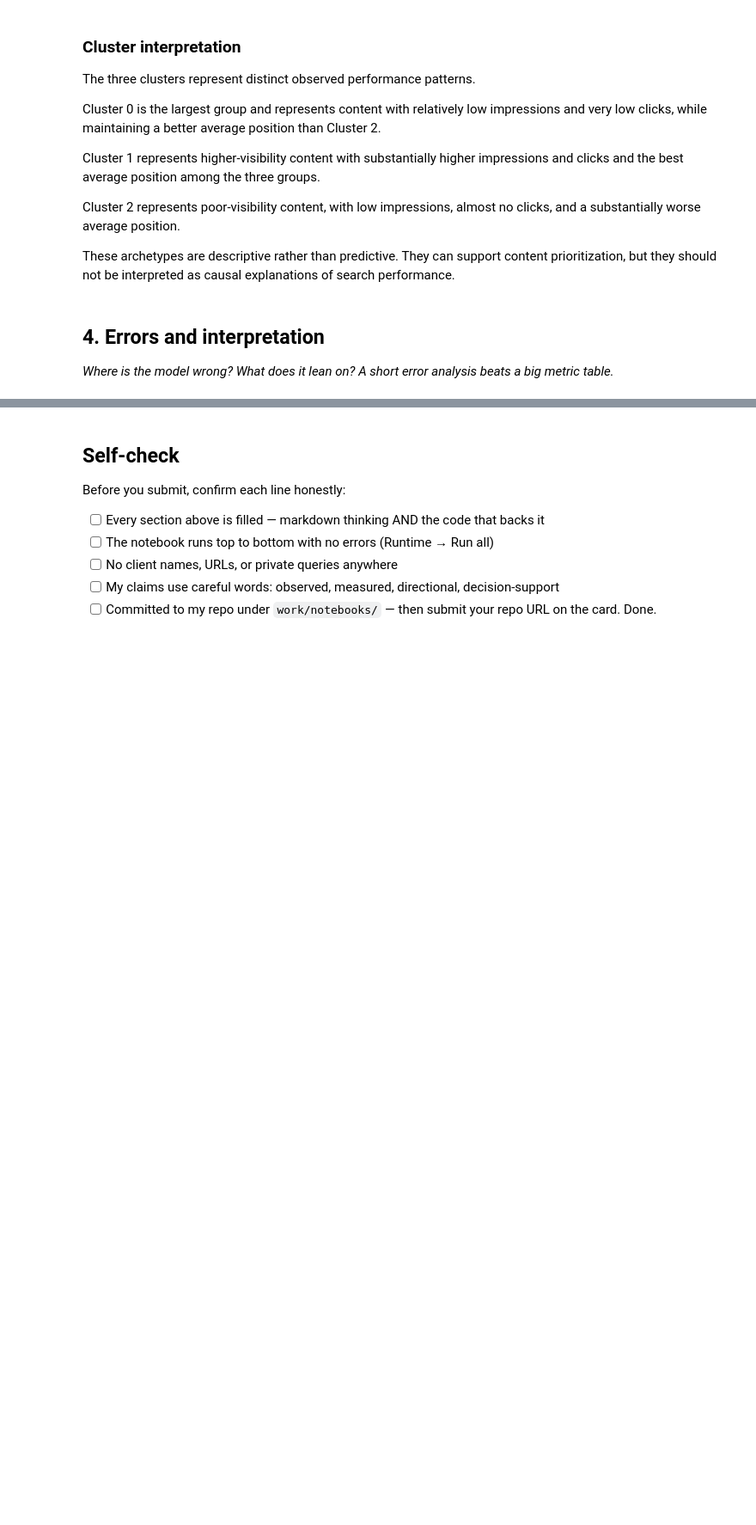
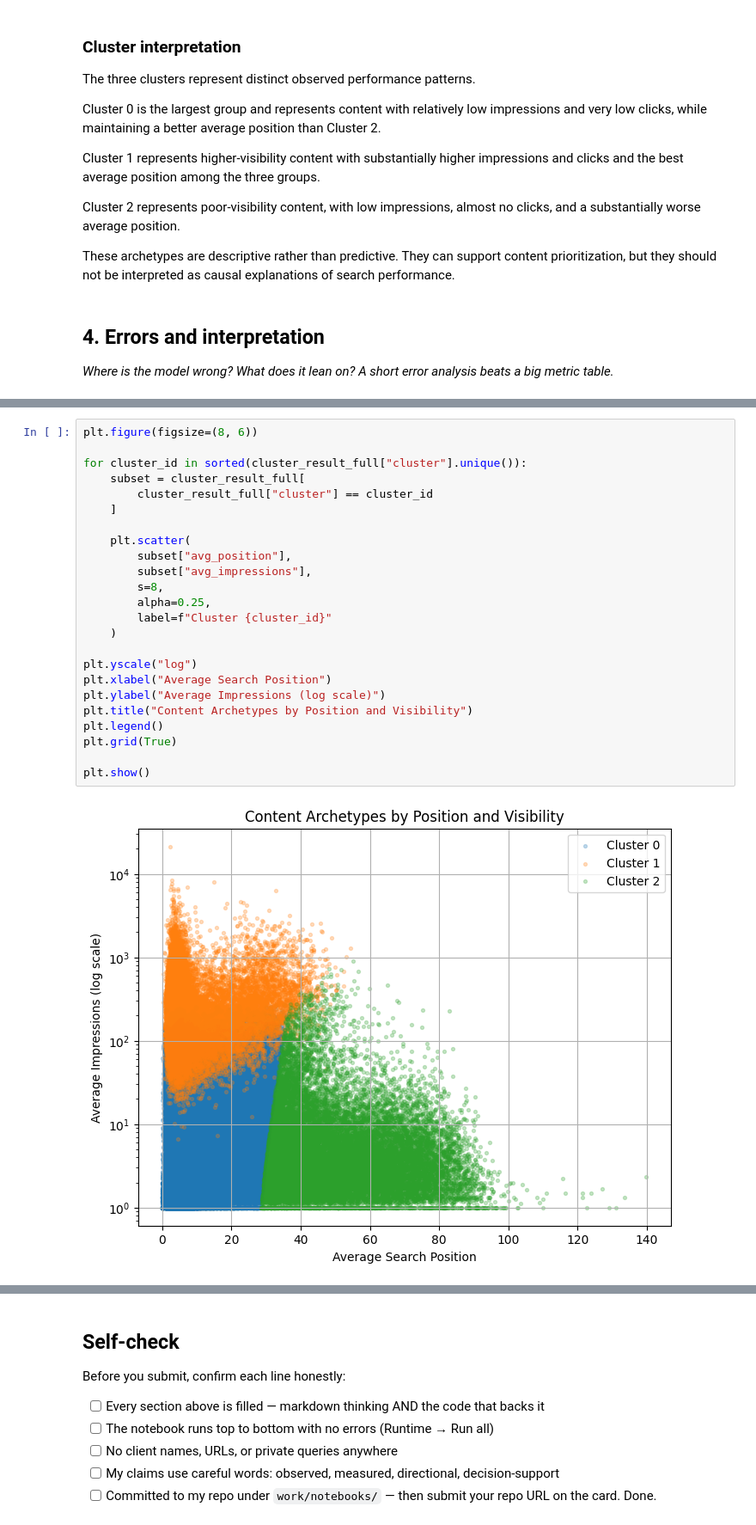
Before and after one commit to MukibHossain/ml-internship-starter, a Jupyter notebook: work/notebooks/w05_model.ipynb, the cells around one changed output, grey strips where cells are left out. Shown at 86% size. Saved outputs shown, nothing was run; the diff lists cells and outputs as text; blank space fills up the shorter version.

```diff
--- a/work/notebooks/w05_model.ipynb
+++ b/work/notebooks/w05_model.ipynb
@@ -350,0 +381,26 @@ These archetypes are descriptive rather than predictive. They can support conten
+# %%
+plt.figure(figsize=(8, 6))
+
+for cluster_id in sorted(cluster_result_full["cluster"].unique()):
+    subset = cluster_result_full[
+        cluster_result_full["cluster"] == cluster_id
+    ]
+
+    plt.scatter(
+        subset["avg_position"],
+        subset["avg_impressions"],
+        s=8,
+        alpha=0.25,
+        label=f"Cluster {cluster_id}"
+    )
+
+plt.yscale("log")
+plt.xlabel("Average Search Position")
+plt.ylabel("Average Impressions (log scale)")
+plt.title("Content Archetypes by Position and Visibility")
+plt.legend()
+plt.grid(True)
+
+plt.show()
+# %% [output]
+[figure, added]
```
Also changed, not shown: parts of 4 cells of this notebook.
